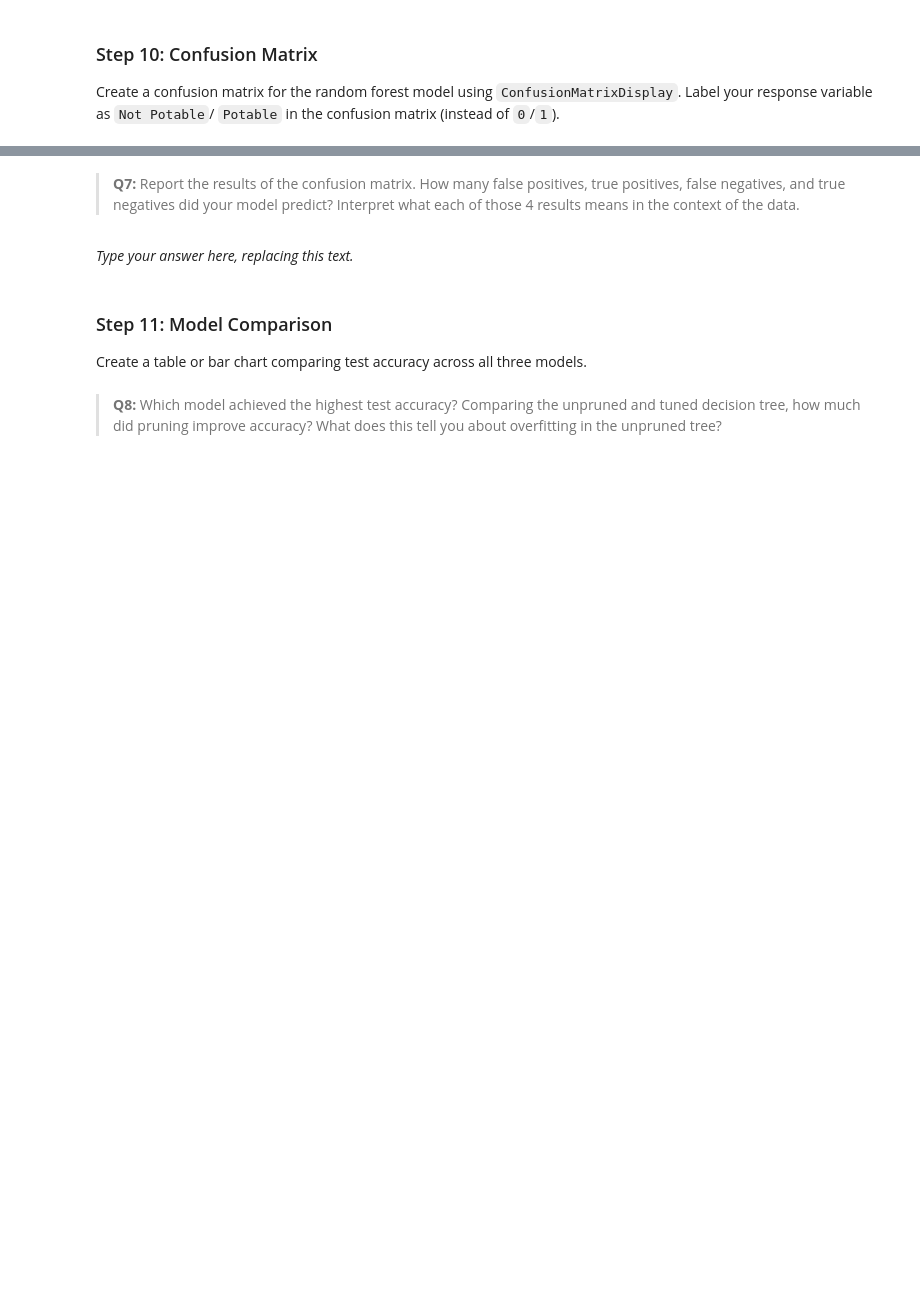
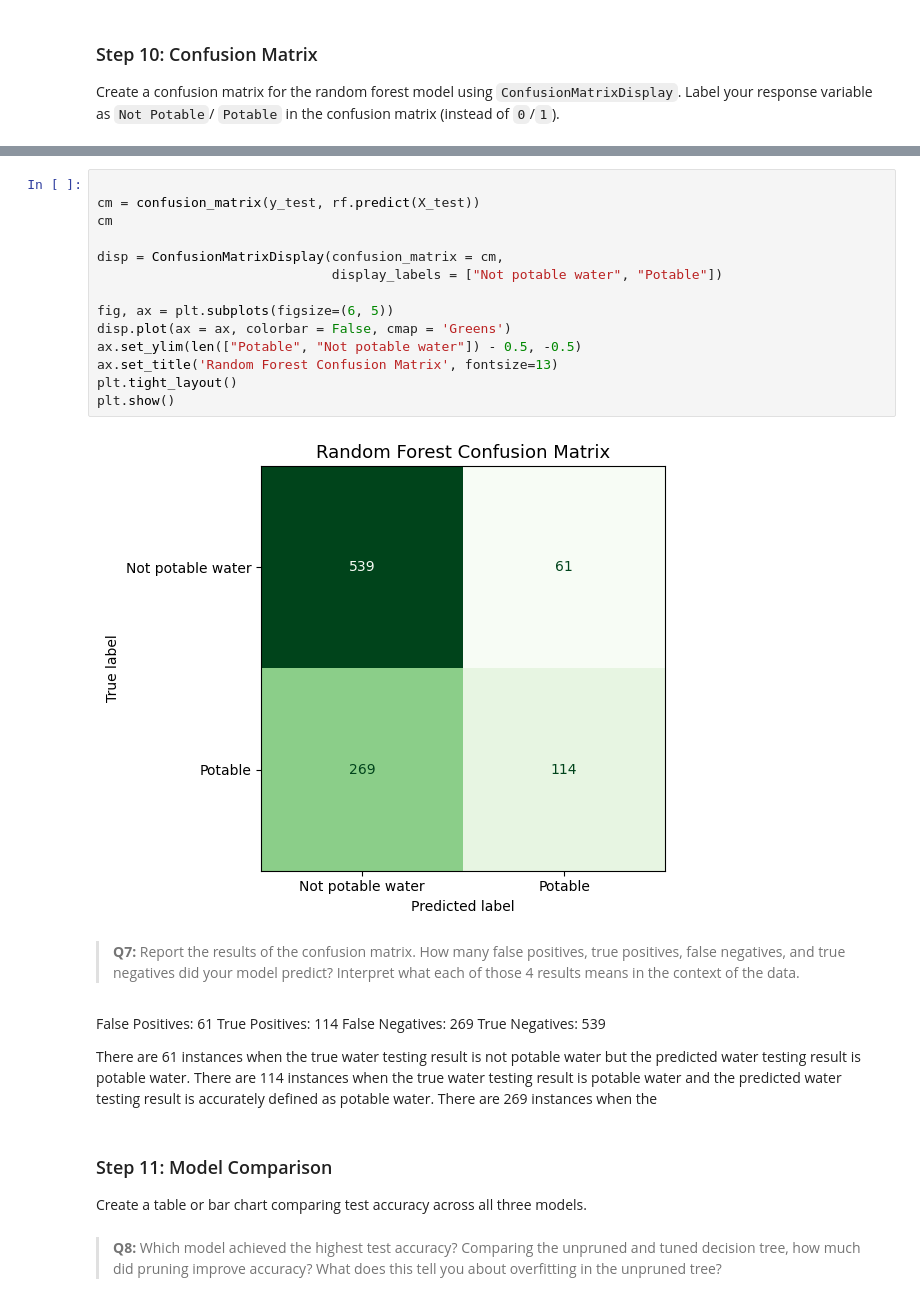
Before and after one commit to sofiiir/edds232-assignment-3, a Jupyter notebook: task2/hw3-task2.ipynb, the cells around one changed output, grey strips where cells are left out. Drawn from its saved outputs; the diff is of its cells as text; blank space fills up the shorter version.

```diff
--- a/task2/hw3-task2.ipynb
+++ b/task2/hw3-task2.ipynb
@@ -341,9 +388,32 @@ Create a confusion matrix for the random forest model using `ConfusionMatrixDisp
+# %%
+
+cm = confusion_matrix(y_test, rf.predict(X_test))
+cm
+
+disp = ConfusionMatrixDisplay(confusion_matrix = cm,
+                              display_labels = ["Not potable water", "Potable"])
+
+fig, ax = plt.subplots(figsize=(6, 5))
+disp.plot(ax = ax, colorbar = False, cmap = 'Greens')
+ax.set_ylim(len(["Potable", "Not potable water"]) - 0.5, -0.5)
+ax.set_title('Random Forest Confusion Matrix', fontsize=13)
+plt.tight_layout()
+plt.show()
+# %% [output]
+[figure, added]
 # %% [markdown]
 <!-- BEGIN QUESTION -->
 
 > **Q7:** Report the results of the confusion matrix. How many false positives, true positives, false negatives, and true negatives did your model predict? Interpret what each of those 4 results means in the context of the data.
 # %% [markdown]
-_Type your answer here, replacing this text._
+False Positives: 61
+True Positives: 114
+False Negatives: 269
+True Negatives: 539
+
+There are 61 instances when the true water testing result is not potable water but the predicted water testing result is potable water.
+There are 114 instances when the true water testing result is potable water and the predicted water testing result is accurately defined as potable water.
+There are 269 instances when the
 # %% [markdown]
 <!-- END QUESTION -->
 
```
Also changed, not shown: parts of 4 cells of this notebook.
